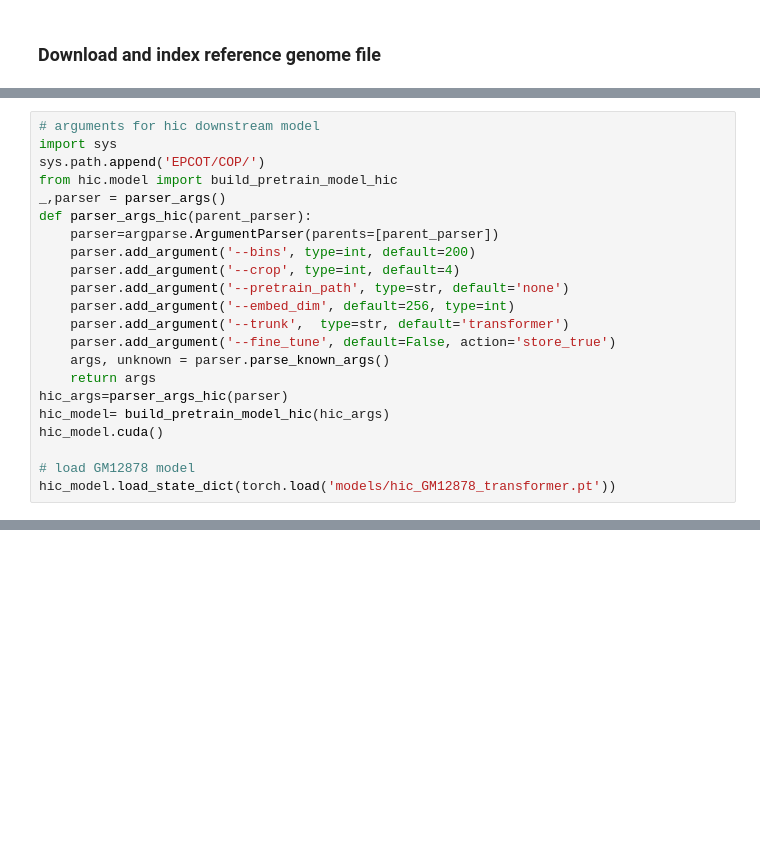
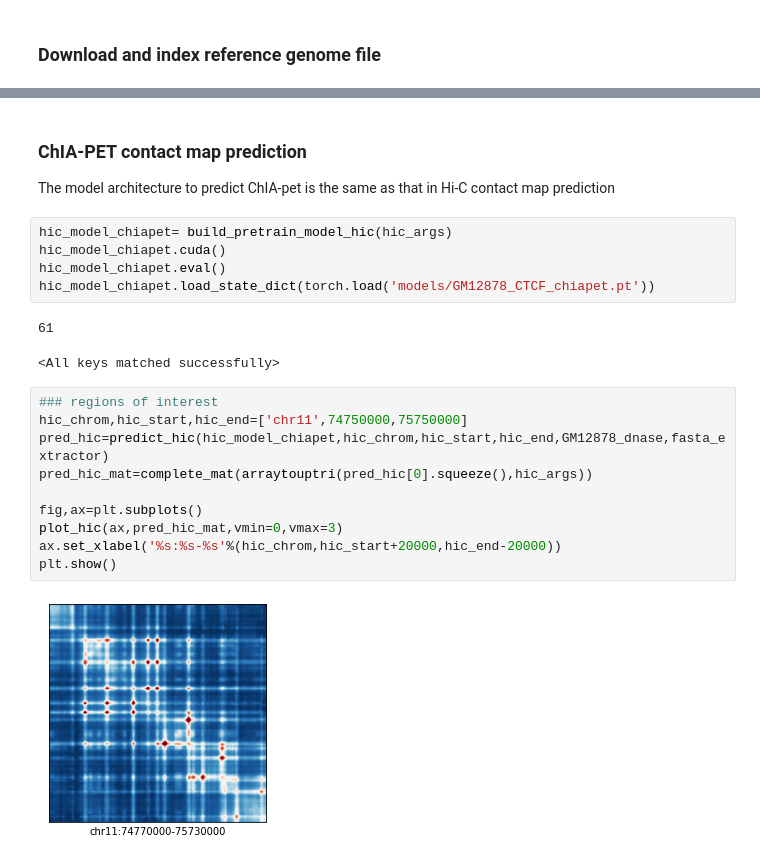
Before and after one commit to liu-bioinfo-lab/EPCOT, a Jupyter notebook: EPCOT_usage.ipynb, the cells around one changed output, grey strips where cells are left out. Drawn from its saved outputs; the diff is of its cells as text; blank space fills up the shorter version.

Commit message:
epcot usage

```diff
--- a/EPCOT_usage.ipynb
+++ b/EPCOT_usage.ipynb
@@ -234,22 +60,0 @@ To: /content/models/hic_GM12878_transformer.pt
-# %%
-# arguments for hic downstream model
-import sys
-sys.path.append('EPCOT/COP/')
-from hic.model import build_pretrain_model_hic
-_,parser = parser_args()
-def parser_args_hic(parent_parser):
-    parser=argparse.ArgumentParser(parents=[parent_parser])
-    parser.add_argument('--bins', type=int, default=200)
-    parser.add_argument('--crop', type=int, default=4)
-    parser.add_argument('--pretrain_path', type=str, default='none')
-    parser.add_argument('--embed_dim', default=256, type=int)
-    parser.add_argument('--trunk',  type=str, default='transformer')
-    parser.add_argument('--fine_tune', default=False, action='store_true')
-    args, unknown = parser.parse_known_args()
-    return args
-hic_args=parser_args_hic(parser)
-hic_model= build_pretrain_model_hic(hic_args)
-hic_model.cuda()
-
-# load GM12878 model
-hic_model.load_state_dict(torch.load('models/hic_GM12878_transformer.pt'))
@@ -484,0 +325,23 @@ plt.show()
+# %% [markdown]
+### ChIA-PET contact map prediction
+The model architecture to predict ChIA-pet is the same as that in Hi-C contact map prediction
+# %%
+hic_model_chiapet= build_pretrain_model_hic(hic_args)
+hic_model_chiapet.cuda()
+hic_model_chiapet.eval()
+hic_model_chiapet.load_state_dict(torch.load('models/GM12878_CTCF_chiapet.pt'))
+# %% [output]
+61
+<All keys matched successfully>
+# %%
+### regions of interest
+hic_chrom,hic_start,hic_end=['chr11',74750000,75750000]
+pred_hic=predict_hic(hic_model_chiapet,hic_chrom,hic_start,hic_end,GM12878_dnase,fasta_extractor)
+pred_hic_mat=complete_mat(arraytouptri(pred_hic[0].squeeze(),hic_args))
+
+fig,ax=plt.subplots()
+plot_hic(ax,pred_hic_mat,vmin=0,vmax=3)
+ax.set_xlabel('%s:%s-%s'%(hic_chrom,hic_start+20000,hic_end-20000))
+plt.show()
+# %% [output]
+[figure, added]
```
Also changed, not shown: parts of 79 cells of this notebook.
